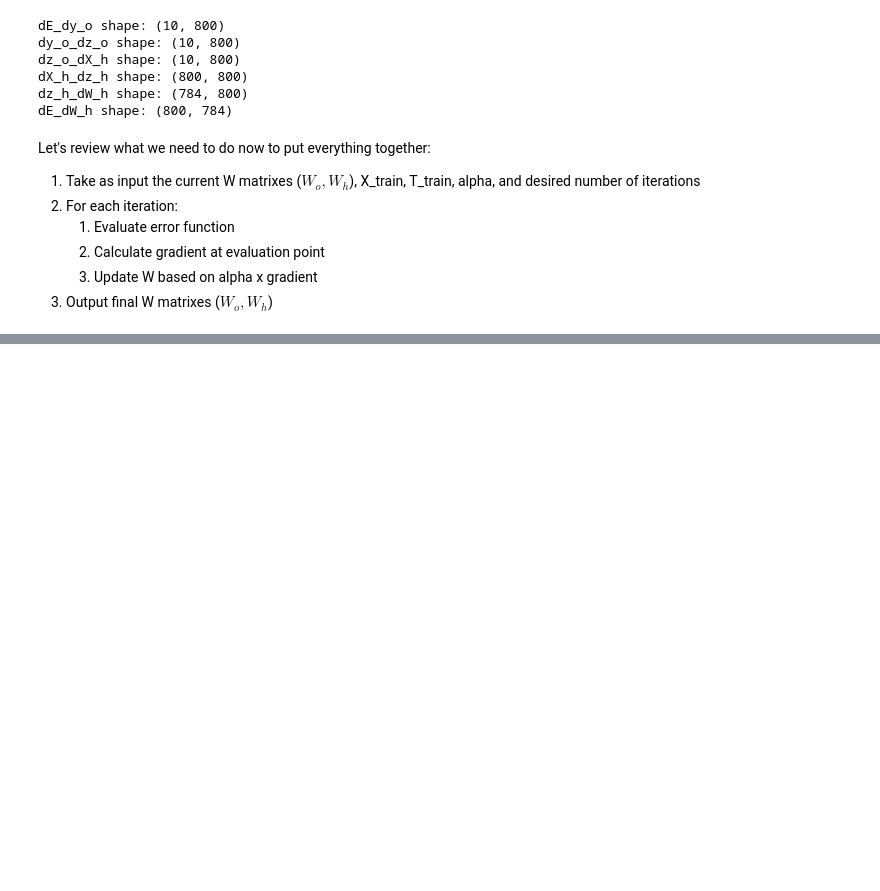
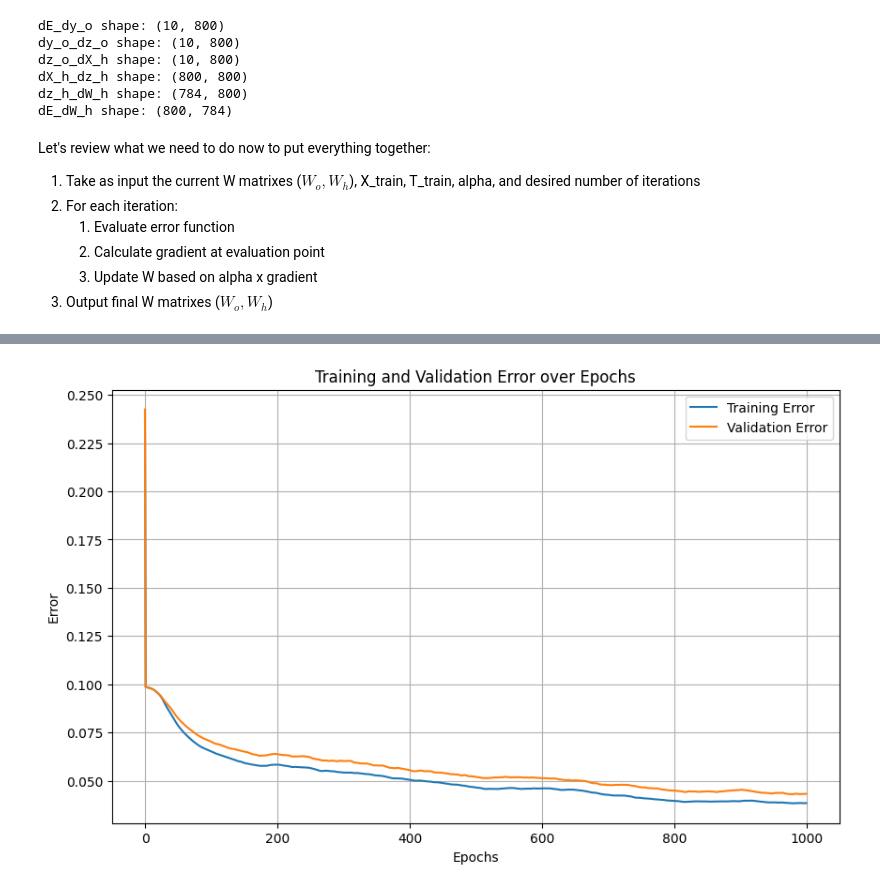
Before and after one commit to nkriman/CS6040-extracredit, a Jupyter notebook: neural network.ipynb, the cells around one changed output, grey strips where cells are left out. Drawn from its saved outputs; the diff is of its cells as text; code cells hidden in the pictures; blank space fills up the shorter version.

```diff
--- a/neural network.ipynb
+++ b/neural network.ipynb
@@ -482,13 +482,9 @@ def sigmoid_derivative(x):
 
 def error_function(t, y):
     """
-    Computes the error between the predicted output and the true output.
-    Given that some errors may be positive and some may be negative, we calcu-
-    late the total error term of the function by squaring the norms of the individual
-    errors and summing over all observations. We square the terms instead of ap-
-    plying the absolute value function so that we can take the derivative
+    Computes the mean squared error between the predicted output (y) and the true output (t).
     """
-    return np.sum(np.square(np.linalg.norm(t - y)))
+    return np.mean(np.square(t - y))
 
 
 # Lets make an initial prediction using W_h and W_o
@@ -612,8 +608,8 @@ def calculate_gradient_W_o(X, T, W_o, W_h, b_o, b_h):
     """
     Calculates the gradient of the error function with respect to the output layer weights
     """
-    X_h = sigmoid(np.dot(W_h, X) + b_h)  # hidden layer
-    y_o = sigmoid(np.dot(W_o, X_h) + b_o)  # output layer
+    #X_h = sigmoid(np.dot(W_h, X) + b_h)  # hidden layer
+    #y_o = sigmoid(np.dot(W_o, X_h) + b_o)  # output layer
 
     dE_dy_o = -2 * (T - y_o)
     dy_o_dz_o = sigmoid_derivative(np.dot(W_o, X_h) + b_o)
@@ -677,12 +673,12 @@ print("dE_dW_h shape:", dE_dW_h.shape)
 # Like before, let's encapsulate this calculation in a function
 
 
-def calculate_gradient_W_h(X, T, W_o, W_h, b_o, b_h):
+def calculate_gradient_W_h(X, X_h, y_o, T, W_o, W_h, b_o, b_h):
     """
     Calculates the gradient of the error function with respect to the hidden layer weights
     """
-    X_h = sigmoid(np.dot(W_h, X) + b_h)  # hidden layer
-    y_o = sigmoid(np.dot(W_o, X_h) + b_o)  # output layer
+    #X_h = sigmoid(np.dot(W_h, X) + b_h)  # hidden layer
+    #y_o = sigmoid(np.dot(W_o, X_h) + b_o)  # output layer
 
     dE_dy_o = -2 * (T - y_o)
     dy_o_dz_o = sigmoid_derivative(np.dot(W_o, X_h) + b_o)
@@ -702,7 +698,7 @@ def calculate_gradient_W_h(X, T, W_o, W_h, b_o, b_h):
 
 # Let's try it out
 
-dE_dW_h_test = calculate_gradient_W_h(X_train, T_train, W_o, W_h, b_o, b_h)
+dE_dW_h_test = calculate_gradient_W_h(X_train, X_h, y_o, T_train, W_o, W_h, b_o, b_h)
 assert dE_dW_h_test.all() == dE_dW_h.all()
 # %% [output]
 dE_dy_o shape: (10, 800)
@@ -766,0 +796,15 @@ Error: 800.0000000000001
+# %%
+import matplotlib.pyplot as plt
+
+# Plotting the training and validation errors
+plt.figure(figsize=(10, 6))
+plt.plot(train_errors, label='Training Error')
+plt.plot(val_errors, label='Validation Error')
+plt.xlabel('Epochs')
+plt.ylabel('Error')
+plt.title('Training and Validation Error over Epochs')
+plt.legend()
+plt.grid(True)
+plt.show()
+# %% [output]
+[figure, added]
```
Also changed, not shown: parts of 4 cells of this notebook.
